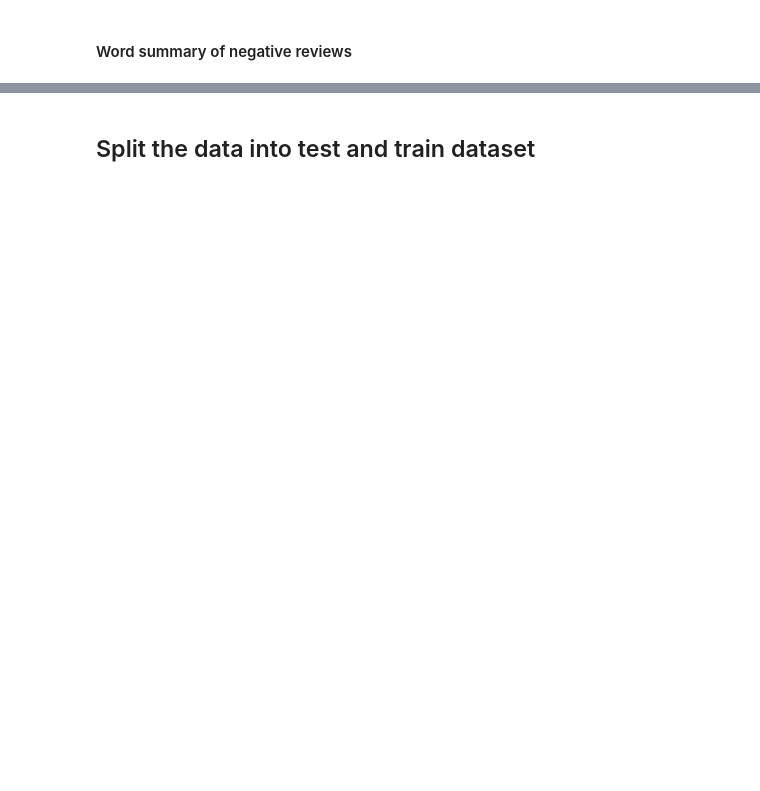
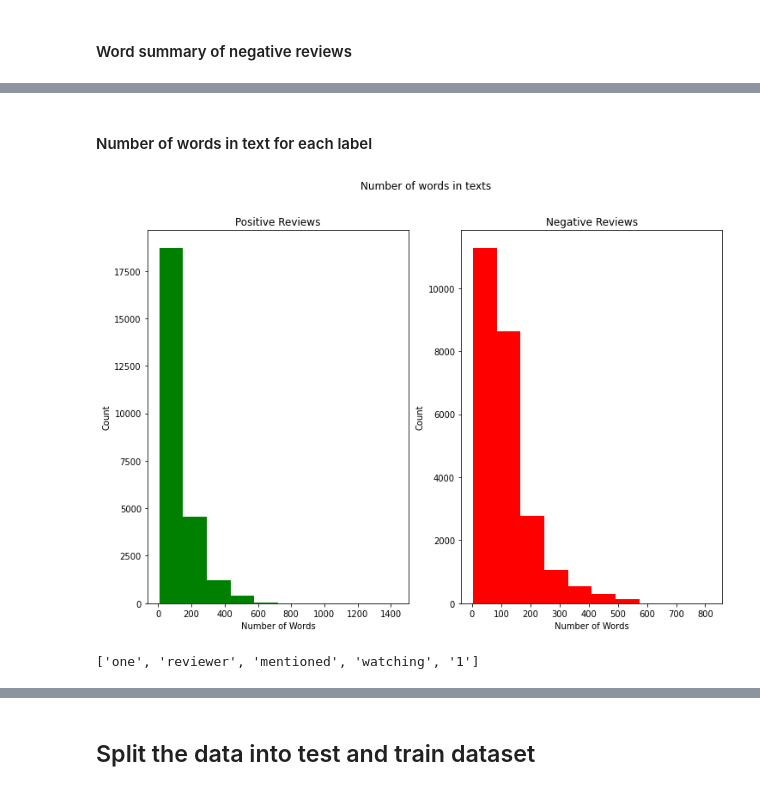
Before and after one commit to seunboy1/Sentiment-Analysis, a Jupyter notebook: imbd.ipynb, the cells around one changed output, grey strips where cells are left out. Drawn from its saved outputs; the diff is of its cells as text; code cells hidden in the pictures; blank space fills up the shorter version.

```diff
--- a/imbd.ipynb
+++ b/imbd.ipynb
@@ -274,0 +388,34 @@ plt.axis("off")
+# %% [markdown]
+#### Number of words in text for each label
+# %%
+positive_data =  df_final[df_final['sentiment'] == 1]['review']
+negative_data =  df_final[df_final['sentiment'] == 0]['review']
+positive_data_string = ' '.join(positive_data)
+negative_data_string = ' '.join(negative_data)
+fig,(ax1,ax2)=plt.subplots(1,2,figsize=(12,8))
+
+text_len=positive_data.str.split().map(lambda x: len(x))
+ax1.hist(text_len,color='green')
+ax1.set_title('Positive Reviews')
+ax1.set_xlabel('Number of Words')
+ax1.set_ylabel('Count')
+text_len=negative_data.str.split().map(lambda x: len(x))
+ax2.hist(text_len,color='red')
+ax2.set_title('Negative Reviews')
+ax2.set_xlabel('Number of Words')
+ax2.set_ylabel('Count')
+fig.suptitle('Number of words in texts')
+plt.show()
+# %% [output]
+[figure, added]
+# %%
+def get_corpus(text):
+    words = []
+    for i in text:
+        for j in i.split():
+            words.append(j.strip())
+    return words
+corpus = get_corpus(df_final.review)
+corpus[:5]
+# %% [output]
+['one', 'reviewer', 'mentioned', 'watching', '1']
```
Also changed, not shown: parts of 58 cells of this notebook, 8 other files.
